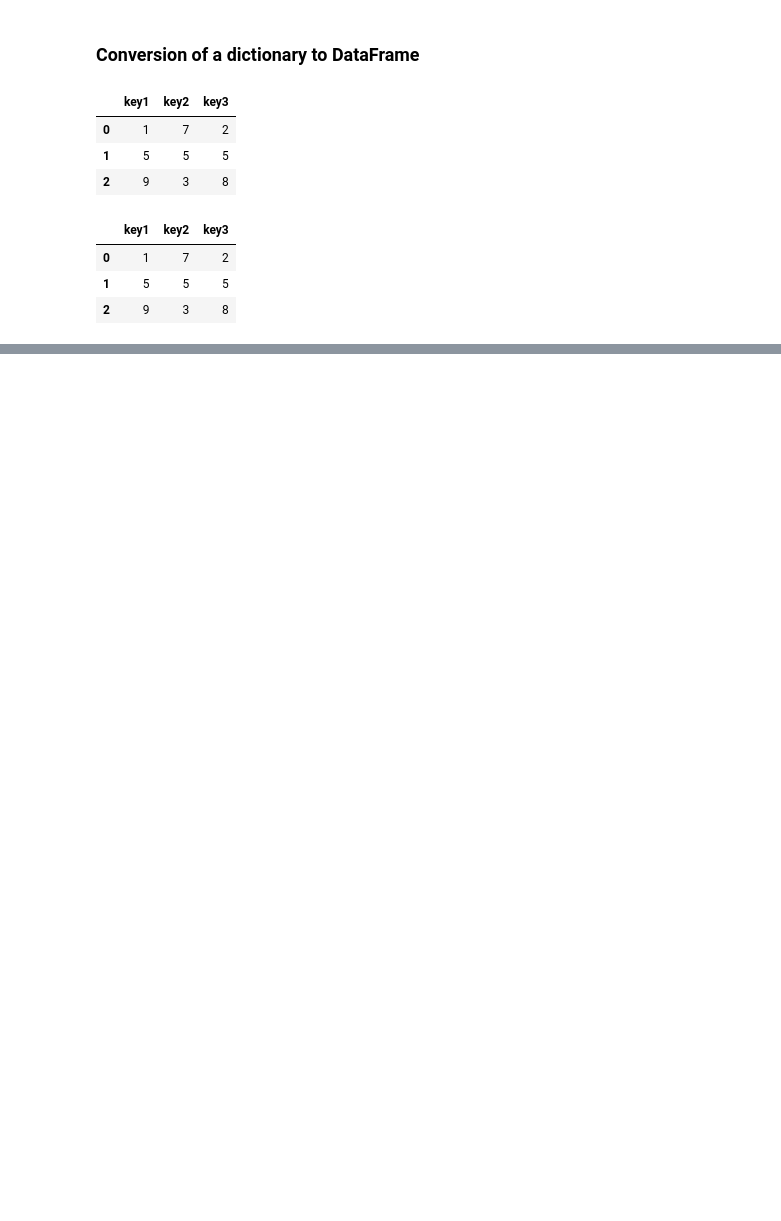
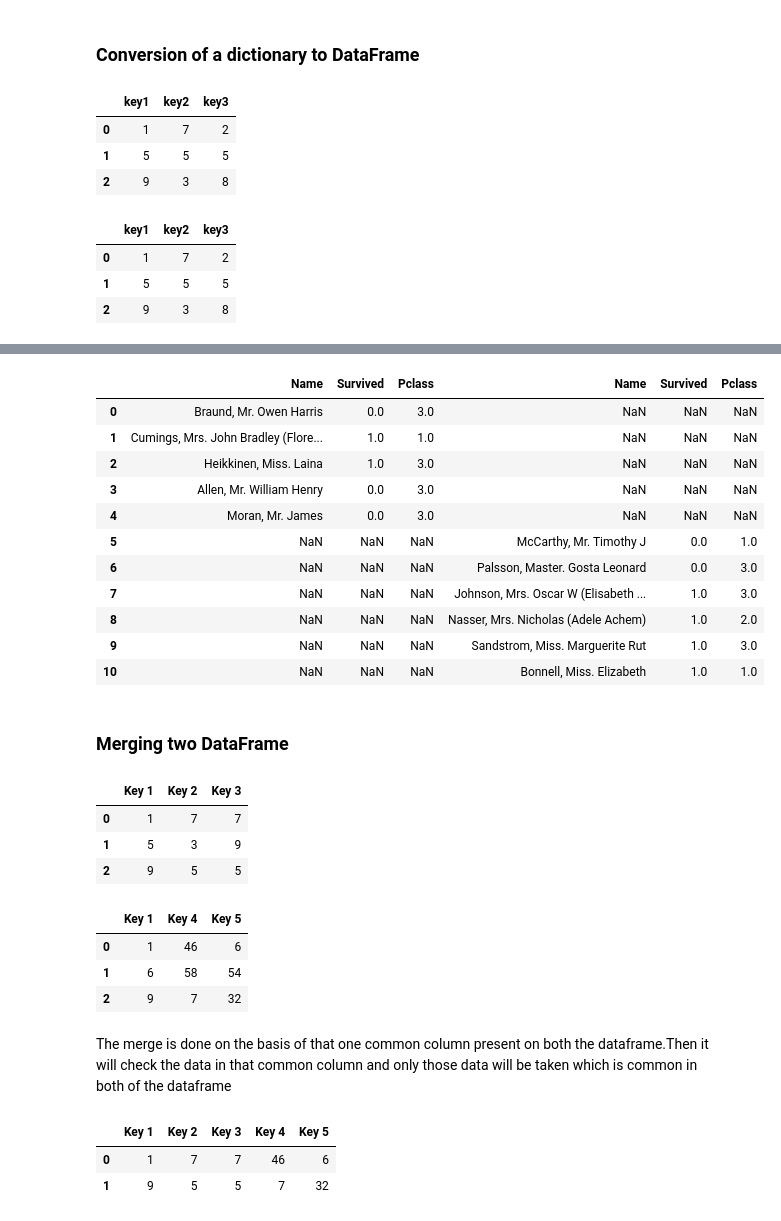
Before and after one commit to Gaurabh007/Python_Programming, a Jupyter notebook: Pandas/03_Pandas.ipynb, the cells around one changed output, grey strips where cells are left out. Cells and saved outputs as stored; diff of their text form; code cells hidden in the pictures; blank space fills up the shorter version.

```diff
--- a/Pandas/03_Pandas.ipynb
+++ b/Pandas/03_Pandas.ipynb
@@ -257,0 +432,4 @@ pd.DataFrame(d1)
+# %%
+df11 = df[['Name','Survived','Pclass']][0:5]
+# %%
+df12 = df[['Name','Survived','Pclass']][5:11]
@@ -257,0 +472,51 @@ pd.DataFrame(d1)
+# %%
+# Vertical concatenation between df11 and df12
+
+pd.concat([df11,df12],axis=1)
+# %% [output]
+|  | Name | Survived | Pclass | Name | Survived | Pclass |
+| 0 | Braund, Mr. Owen Harris | 0.0 | 3.0 | NaN | NaN | NaN |
+| 1 | Cumings, Mrs. John Bradley (Flore... | 1.0 | 1.0 | NaN | NaN | NaN |
+| 2 | Heikkinen, Miss. Laina | 1.0 | 3.0 | NaN | NaN | NaN |
+| 3 | Allen, Mr. William Henry | 0.0 | 3.0 | NaN | NaN | NaN |
+| 4 | Moran, Mr. James | 0.0 | 3.0 | NaN | NaN | NaN |
+| 5 | NaN | NaN | NaN | McCarthy, Mr. Timothy J | 0.0 | 1.0 |
+| 6 | NaN | NaN | NaN | Palsson, Master. Gosta Leonard | 0.0 | 3.0 |
+| 7 | NaN | NaN | NaN | Johnson, Mrs. Oscar W (Elisabeth ... | 1.0 | 3.0 |
+| 8 | NaN | NaN | NaN | Nasser, Mrs. Nicholas (Adele Achem) | 1.0 | 2.0 |
+| 9 | NaN | NaN | NaN | Sandstrom, Miss. Marguerite Rut | 1.0 | 3.0 |
+| 10 | NaN | NaN | NaN | Bonnell, Miss. Elizabeth | 1.0 | 1.0 |
+# %% [markdown]
+### Merging two DataFrame
+# %%
+d1 = pd.DataFrame({
+    'Key 1':[1,5,9],
+    'Key 2':[7,3,5],
+    'Key 3':[7,9,5]
+})
+d1
+# %% [output]
+|  | Key 1 | Key 2 | Key 3 |
+| 0 | 1 | 7 | 7 |
+| 1 | 5 | 3 | 9 |
+| 2 | 9 | 5 | 5 |
+# %%
+d2 = pd.DataFrame({
+    'Key 1':[1,6,9],
+    'Key 4':[46,58,7],
+    'Key 5':[6,54,32]
+})
+d2
+# %% [output]
+|  | Key 1 | Key 4 | Key 5 |
+| 0 | 1 | 46 | 6 |
+| 1 | 6 | 58 | 54 |
+| 2 | 9 | 7 | 32 |
+# %% [markdown]
+The merge is done on the basis of that one common column present on both the dataframe.Then it will check the data in that common column and only those data will be taken which is common in both of the dataframe
+# %%
+pd.merge(d1,d2)
+# %% [output]
+|  | Key 1 | Key 2 | Key 3 | Key 4 | Key 5 |
+| 0 | 1 | 7 | 7 | 46 | 6 |
+| 1 | 9 | 5 | 5 | 7 | 32 |
```
Also changed, not shown: parts of 43 cells of this notebook.
